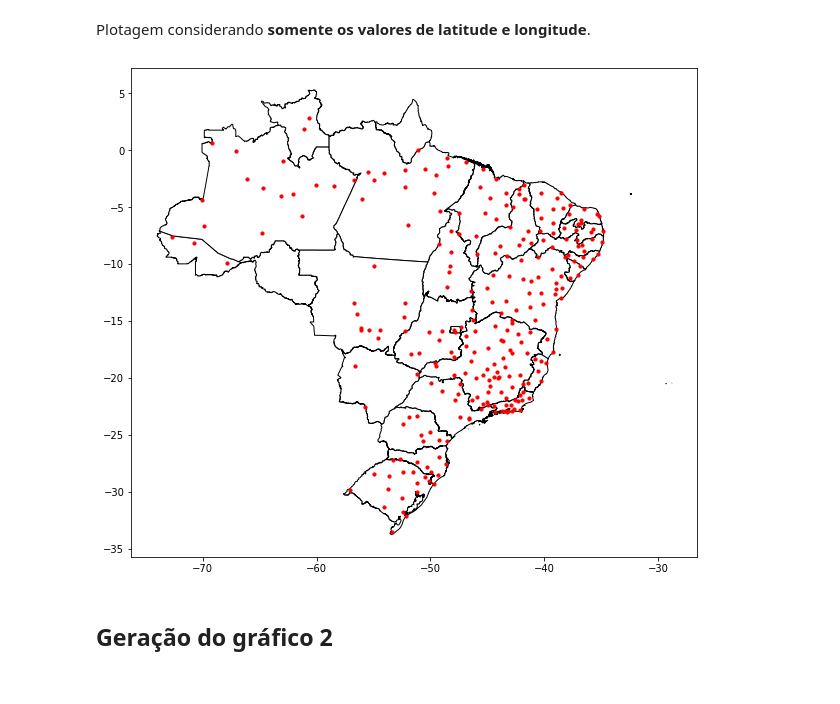
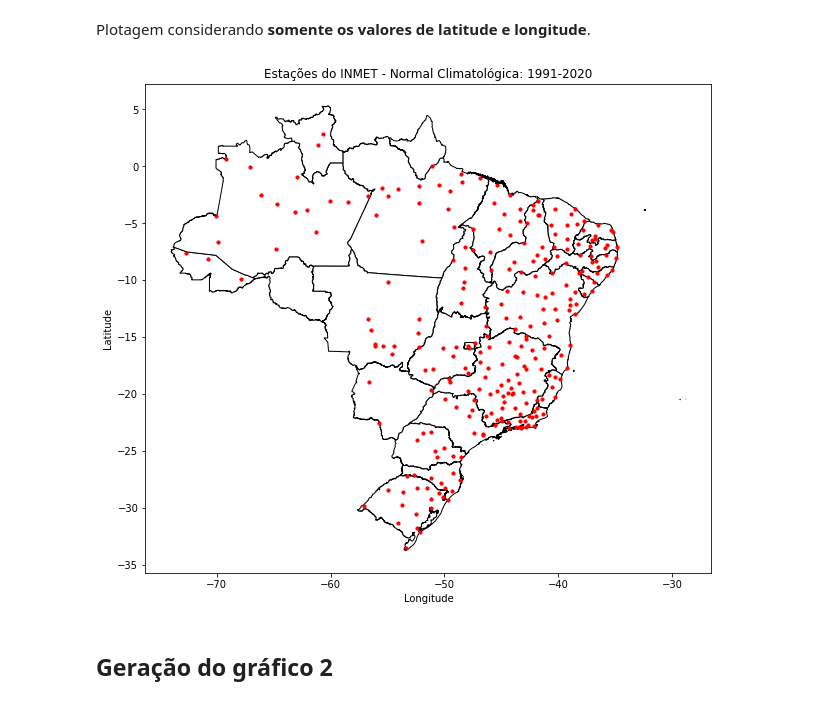
Before and after one commit to jgmsantos/projetospython, a Jupyter notebook: inmet/analise_exploratoria.ipynb, the cells around one changed output. Drawn from its saved outputs; the diff is of its cells as text; code cells hidden in the pictures.

```diff
--- a/inmet/analise_exploratoria.ipynb
+++ b/inmet/analise_exploratoria.ipynb
@@ -221,13 +221,17 @@ Plotagem considerando **somente os valores de latitude e longitude**.
 # %%
 world = gpd.read_file('../dados/shapefile/Brasil_estados/BRUFE250GC_SIR.shp')
 
 ax = world.plot(color='white', figsize=(12,9), edgecolor='black')
 
 gdf.plot(ax=ax, color='red', markersize=10)
 
+plt.title('Estações do INMET - Normal Climatológica: 1991-2020')
+plt.xlabel('Longitude')
+plt.ylabel('Latitude')
+
 plt.show()
 # %% [output]
-[figure, old version]
+[figure, new version]
 # %%
 # Altera a coluna `Situação` para valor numérico: 0 (Desativada), 1 (Fechada) e 2 (Operante).
 #gdf['Categoria'] = gdf.groupby('Situação').ngroup()
```
Also changed, not shown: 2 other files.
